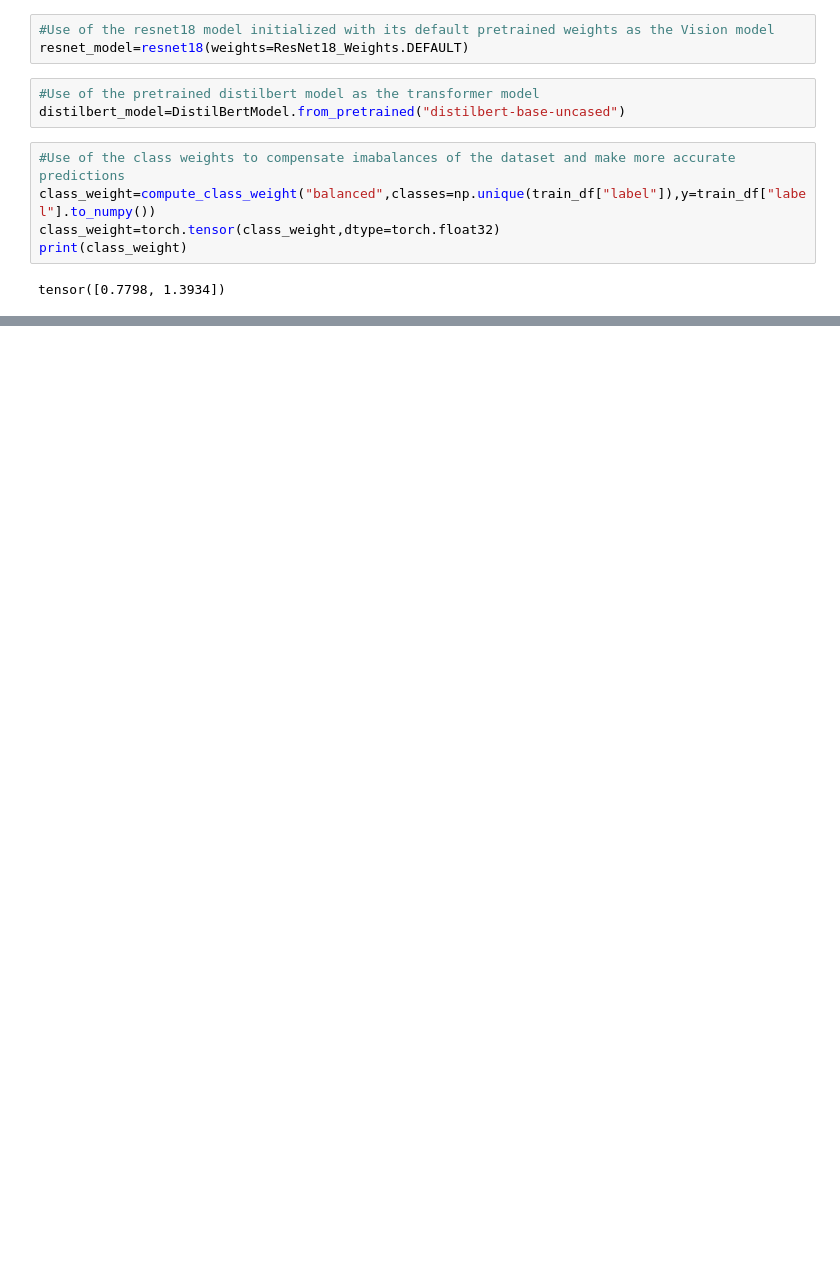
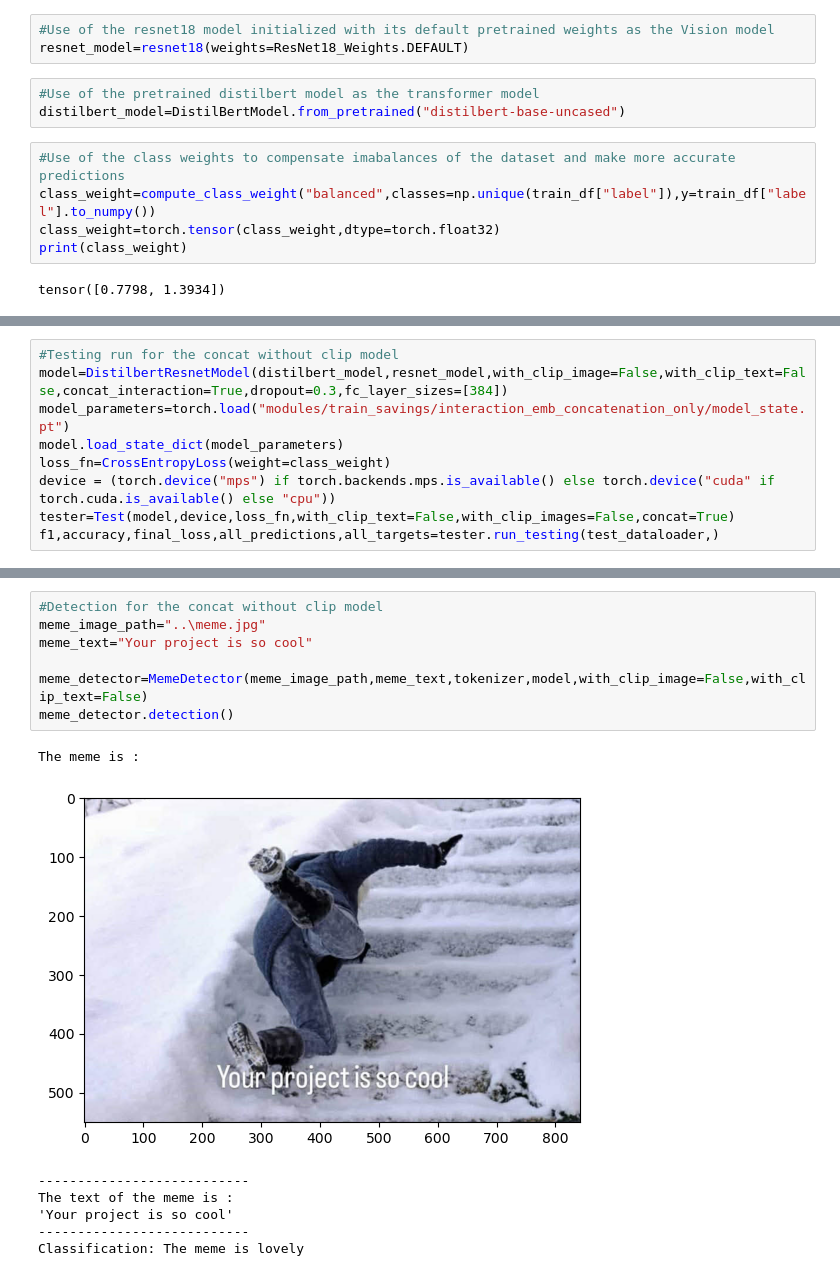
Before and after one commit to soheil-housni/Detection-of-Hateful-Memes-project, a Jupyter notebook: RESNET_BERT_model/main.ipynb, the cells around one changed output, grey strips where cells are left out. Cells and saved outputs as stored; diff of their text form; blank space fills up the shorter version.

```diff
--- a/RESNET_BERT_model/main.ipynb
+++ b/RESNET_BERT_model/main.ipynb
@@ -168,0 +211,9 @@ model.load_state_dict(model_parameters)
+# %%
+#Testing run for the concat without clip model
+model=DistilbertResnetModel(distilbert_model,resnet_model,with_clip_image=False,with_clip_text=False,concat_interaction=True,dropout=0.3,fc_layer_sizes=[384])
+model_parameters=torch.load("modules/train_savings/interaction_emb_concatenation_only/model_state.pt")
+model.load_state_dict(model_parameters)
+loss_fn=CrossEntropyLoss(weight=class_weight)
+device = (torch.device("mps") if torch.backends.mps.is_available() else torch.device("cuda" if torch.cuda.is_available() else "cpu"))
+tester=Test(model,device,loss_fn,with_clip_text=False,with_clip_images=False,concat=True)
+f1,accuracy,final_loss,all_predictions,all_targets=tester.run_testing(test_dataloader,)
@@ -168,0 +225,15 @@ model.load_state_dict(model_parameters)
+# %%
+#Detection for the concat without clip model
+meme_image_path="..\meme.jpg"
+meme_text="Your project is so cool"
+
+meme_detector=MemeDetector(meme_image_path,meme_text,tokenizer,model,with_clip_image=False,with_clip_text=False)
+meme_detector.detection()
+# %% [output]
+The meme is :
+[figure, added]
+---------------------------
+The text of the meme is :
+'Your project is so cool'
+---------------------------
+Classification: The meme is lovely
```
Also changed, not shown: parts of 13 cells of this notebook, 12 other files.
